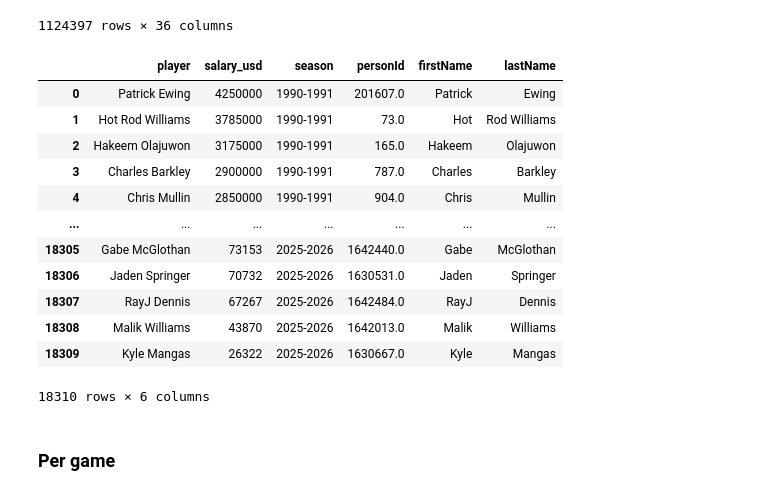
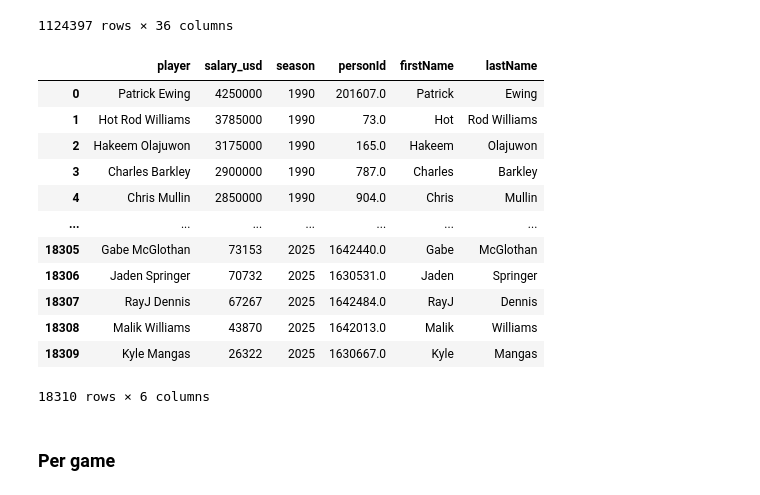
Before and after one commit to com-480-data-visualization/HoopViz, a Jupyter notebook: scripts/players/players.ipynb, the cells around one changed output. Saved outputs shown, nothing was run; the diff lists cells and outputs as text; code cells hidden in the pictures.

```diff
--- a/scripts/players/players.ipynb
+++ b/scripts/players/players.ipynb
@@ -50,20 +50,21 @@ display(player_stats)
 # %%
 # add salary data
 salaries = pd.read_csv(DATA_PATH + "/nba_salary/player_salaries.csv")
+salaries["season"] = salaries["season"].apply(lambda x: x.split("-")[0])
 display(salaries)
 # %% [output]
 |  | player | salary_usd | season | personId | firstName | lastName |
-| 0 | Patrick Ewing | 4250000 | 1990-1991 | 201607.0 | Patrick | Ewing |
-| 1 | Hot Rod Williams | 3785000 | 1990-1991 | 73.0 | Hot | Rod Williams |
-| 2 | Hakeem Olajuwon | 3175000 | 1990-1991 | 165.0 | Hakeem | Olajuwon |
-| 3 | Charles Barkley | 2900000 | 1990-1991 | 787.0 | Charles | Barkley |
-| 4 | Chris Mullin | 2850000 | 1990-1991 | 904.0 | Chris | Mullin |
+| 0 | Patrick Ewing | 4250000 | 1990 | 201607.0 | Patrick | Ewing |
+| 1 | Hot Rod Williams | 3785000 | 1990 | 73.0 | Hot | Rod Williams |
+| 2 | Hakeem Olajuwon | 3175000 | 1990 | 165.0 | Hakeem | Olajuwon |
+| 3 | Charles Barkley | 2900000 | 1990 | 787.0 | Charles | Barkley |
+| 4 | Chris Mullin | 2850000 | 1990 | 904.0 | Chris | Mullin |
 | ... | ... | ... | ... | ... | ... | ... |
-| 18305 | Gabe McGlothan | 73153 | 2025-2026 | 1642440.0 | Gabe | McGlothan |
-| 18306 | Jaden Springer | 70732 | 2025-2026 | 1630531.0 | Jaden | Springer |
-| 18307 | RayJ Dennis | 67267 | 2025-2026 | 1642484.0 | RayJ | Dennis |
-| 18308 | Malik Williams | 43870 | 2025-2026 | 1642013.0 | Malik | Williams |
-| 18309 | Kyle Mangas | 26322 | 2025-2026 | 1630667.0 | Kyle | Mangas |
+| 18305 | Gabe McGlothan | 73153 | 2025 | 1642440.0 | Gabe | McGlothan |
+| 18306 | Jaden Springer | 70732 | 2025 | 1630531.0 | Jaden | Springer |
+| 18307 | RayJ Dennis | 67267 | 2025 | 1642484.0 | RayJ | Dennis |
+| 18308 | Malik Williams | 43870 | 2025 | 1642013.0 | Malik | Williams |
+| 18309 | Kyle Mangas | 26322 | 2025 | 1630667.0 | Kyle | Mangas |
 18310 rows × 6 columns
 # %% [markdown]
 ### Per game
```
Also changed, not shown: parts of 5 cells of this notebook, 5 other files.
